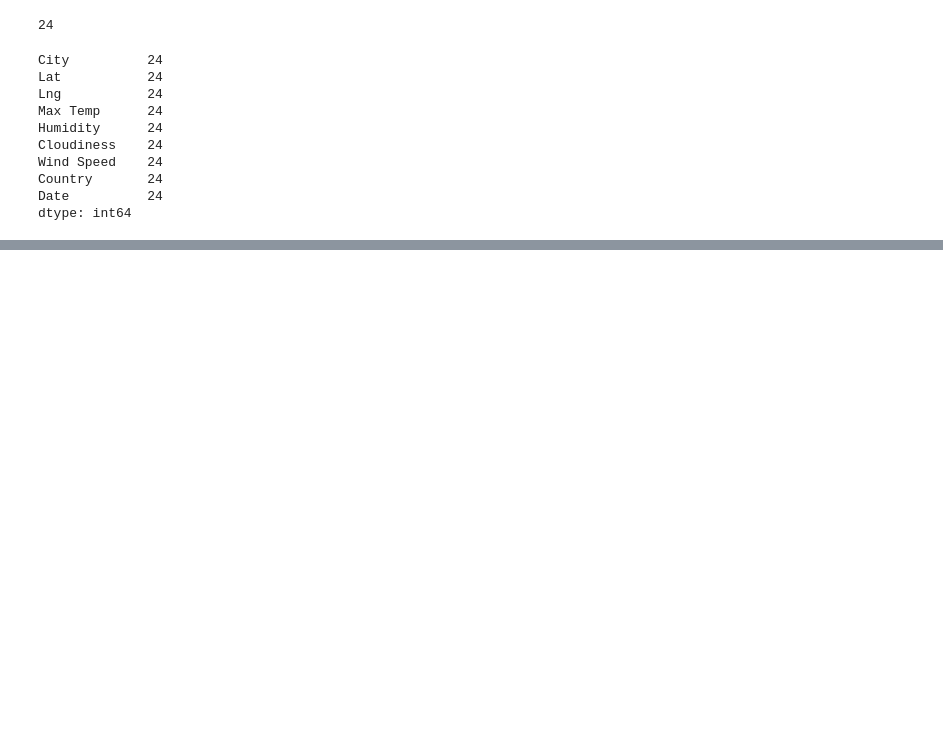
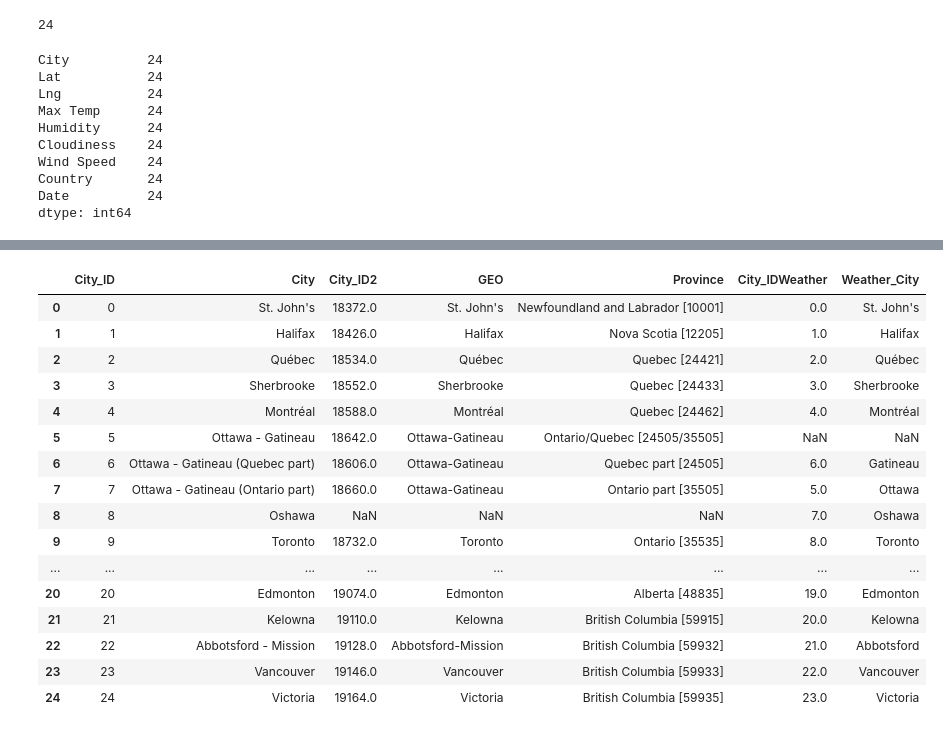
Before and after one commit to detmanski/Overview_Canada_Analysis, a Jupyter notebook: city_weather.ipynb, the cells around one changed output, grey strips where cells are left out. Saved outputs shown, nothing was run; the diff lists cells and outputs as text; code cells hidden in the pictures; blank space fills up the shorter version.

```diff
--- a/city_weather.ipynb
+++ b/city_weather.ipynb
@@ -154,0 +174,23 @@ city_data_df.to_csv("output_data/cities_weather.csv", index_label="City_IDweathe
+# %%
+cities_lookup_df = pd.read_csv('Resources/cities_lookup.csv')
+#, encoding='ISO-8859-1'
+
+cities_lookup_df
+# %% [output]
+|  | City_ID | City | City_ID2 | GEO | Province | City_IDWeather | Weather_City |
+| 0 | 0 | St. John's | 18372.0 | St. John's | Newfoundland and Labrador [10001] | 0.0 | St. John's |
+| 1 | 1 | Halifax | 18426.0 | Halifax | Nova Scotia [12205] | 1.0 | Halifax |
+| 2 | 2 | Québec | 18534.0 | Québec | Quebec [24421] | 2.0 | Québec |
+| 3 | 3 | Sherbrooke | 18552.0 | Sherbrooke | Quebec [24433] | 3.0 | Sherbrooke |
+| 4 | 4 | Montréal | 18588.0 | Montréal | Quebec [24462] | 4.0 | Montréal |
+| 5 | 5 | Ottawa - Gatineau | 18642.0 | Ottawa-Gatineau | Ontario/Quebec [24505/35505] | NaN | NaN |
+| 6 | 6 | Ottawa - Gatineau (Quebec part) | 18606.0 | Ottawa-Gatineau | Quebec part [24505] | 6.0 | Gatineau |
+| 7 | 7 | Ottawa - Gatineau (Ontario part) | 18660.0 | Ottawa-Gatineau | Ontario part [35505] | 5.0 | Ottawa |
+| 8 | 8 | Oshawa | NaN | NaN | NaN | 7.0 | Oshawa |
+| 9 | 9 | Toronto | 18732.0 | Toronto | Ontario [35535] | 8.0 | Toronto |
+| ... | ... | ... | ... | ... | ... | ... | ... |
+| 20 | 20 | Edmonton | 19074.0 | Edmonton | Alberta [48835] | 19.0 | Edmonton |
+| 21 | 21 | Kelowna | 19110.0 | Kelowna | British Columbia [59915] | 20.0 | Kelowna |
+| 22 | 22 | Abbotsford - Mission | 19128.0 | Abbotsford-Mission | British Columbia [59932] | 21.0 | Abbotsford |
+| 23 | 23 | Vancouver | 19146.0 | Vancouver | British Columbia [59933] | 22.0 | Vancouver |
+| 24 | 24 | Victoria | 19164.0 | Victoria | British Columbia [59935] | 23.0 | Victoria |
```
Also changed, not shown: parts of 9 cells of this notebook, 1 other file.
